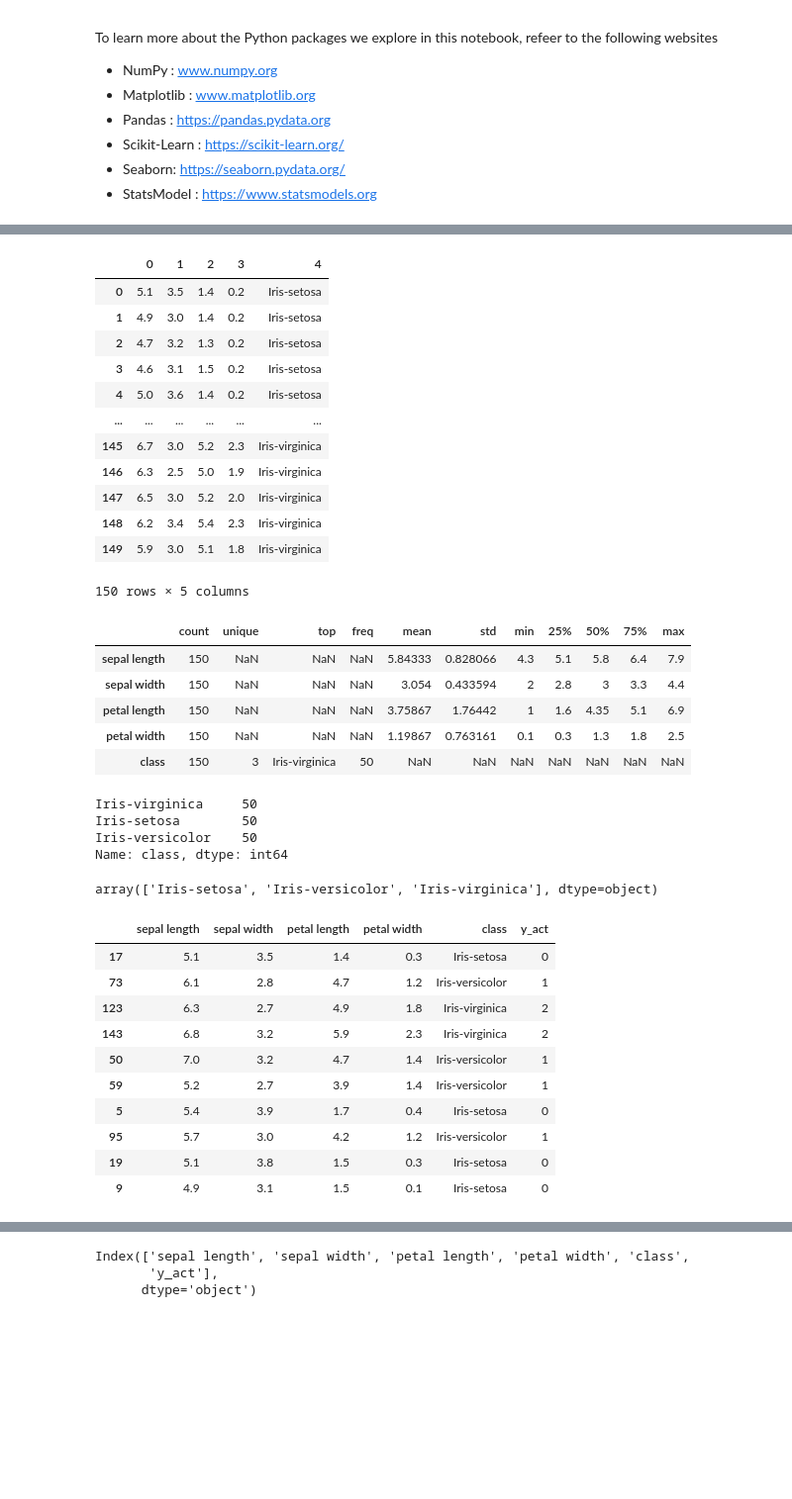
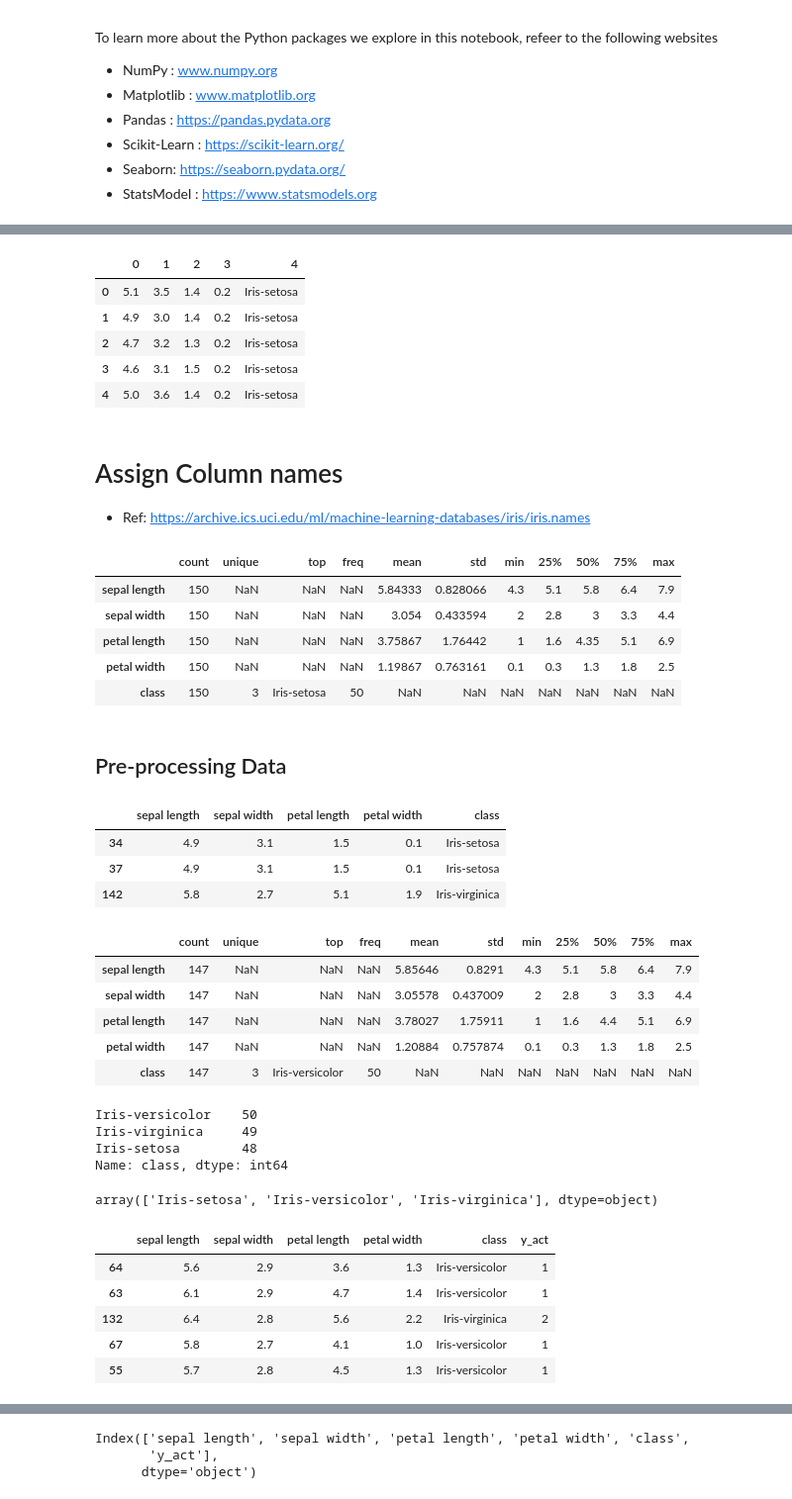
Before and after one commit to SumuduTennakoon/MachineLearningFoundations, a Jupyter notebook: LectureNotebooks/8_SupervisedMachineLearning_Classification.ipynb, the cells around one changed output, grey strips where cells are left out. Shown at 99% size. Saved outputs shown, nothing was run; the diff lists cells and outputs as text; code cells hidden in the pictures; blank space fills up the shorter version.

```diff
--- a/LectureNotebooks/8_SupervisedMachineLearning_Classification.ipynb
+++ b/LectureNotebooks/8_SupervisedMachineLearning_Classification.ipynb
@@ -41,7 +46,9 @@ from sklearn import metrics
 # %%
 file_name = 'https://archive.ics.uci.edu/ml/machine-learning-databases/iris/iris.data'
 
-pd.read_csv(file_name, header=None)
+# Load CSV File
+data = pd.read_csv(file_name, header=None)
+data.head()
 # %% [output]
 |  | 0 | 1 | 2 | 3 | 4 |
 | 0 | 5.1 | 3.5 | 1.4 | 0.2 | Iris-setosa |
@@ -49,18 +56,11 @@ pd.read_csv(file_name, header=None)
 | 2 | 4.7 | 3.2 | 1.3 | 0.2 | Iris-setosa |
 | 3 | 4.6 | 3.1 | 1.5 | 0.2 | Iris-setosa |
 | 4 | 5.0 | 3.6 | 1.4 | 0.2 | Iris-setosa |
-| ... | ... | ... | ... | ... | ... |
-| 145 | 6.7 | 3.0 | 5.2 | 2.3 | Iris-virginica |
-| 146 | 6.3 | 2.5 | 5.0 | 1.9 | Iris-virginica |
-| 147 | 6.5 | 3.0 | 5.2 | 2.0 | Iris-virginica |
-| 148 | 6.2 | 3.4 | 5.4 | 2.3 | Iris-virginica |
-| 149 | 5.9 | 3.0 | 5.1 | 1.8 | Iris-virginica |
-150 rows × 5 columns
+# %% [markdown]
+# Assign Column names
+* Ref: https://archive.ics.uci.edu/ml/machine-learning-databases/iris/iris.names
 # %%
-file_name = 'https://archive.ics.uci.edu/ml/machine-learning-databases/iris/iris.data'
 
-# Load CSV File
-data = pd.read_csv(file_name, header=None)
 data.columns = ['sepal length',
                 'sepal width',
                 'petal length',
@@ -73,13 +73,35 @@ data.describe(include='all').transpose()
 | sepal width | 150 | NaN | NaN | NaN | 3.054 | 0.433594 | 2 | 2.8 | 3 | 3.3 | 4.4 |
 | petal length | 150 | NaN | NaN | NaN | 3.75867 | 1.76442 | 1 | 1.6 | 4.35 | 5.1 | 6.9 |
 | petal width | 150 | NaN | NaN | NaN | 1.19867 | 0.763161 | 0.1 | 0.3 | 1.3 | 1.8 | 2.5 |
-| class | 150 | 3 | Iris-virginica | 50 | NaN | NaN | NaN | NaN | NaN | NaN | NaN |
+| class | 150 | 3 | Iris-setosa | 50 | NaN | NaN | NaN | NaN | NaN | NaN | NaN |
+# %% [markdown]
+## Pre-processing Data
+# %%
+# identify duplicates
+duplicates = data[data.duplicated()]
+duplicates
+# %% [output]
+|  | sepal length | sepal width | petal length | petal width | class |
+| 34 | 4.9 | 3.1 | 1.5 | 0.1 | Iris-setosa |
+| 37 | 4.9 | 3.1 | 1.5 | 0.1 | Iris-setosa |
+| 142 | 5.8 | 2.7 | 5.1 | 1.9 | Iris-virginica |
+# %%
+# Remove duplicates
+data.drop_duplicates(keep='first', inplace=True)
+data.describe(include='all').transpose()
+# %% [output]
+|  | count | unique | top | freq | mean | std | min | 25% | 50% | 75% | max |
+| sepal length | 147 | NaN | NaN | NaN | 5.85646 | 0.8291 | 4.3 | 5.1 | 5.8 | 6.4 | 7.9 |
+| sepal width | 147 | NaN | NaN | NaN | 3.05578 | 0.437009 | 2 | 2.8 | 3 | 3.3 | 4.4 |
+| petal length | 147 | NaN | NaN | NaN | 3.78027 | 1.75911 | 1 | 1.6 | 4.4 | 5.1 | 6.9 |
+| petal width | 147 | NaN | NaN | NaN | 1.20884 | 0.757874 | 0.1 | 0.3 | 1.3 | 1.8 | 2.5 |
+| class | 147 | 3 | Iris-versicolor | 50 | NaN | NaN | NaN | NaN | NaN | NaN | NaN |
 # %%
 data['class'].value_counts()
 # %% [output]
-Iris-virginica     50
-Iris-setosa        50
 Iris-versicolor    50
+Iris-virginica     49
+Iris-setosa        48
 Name: class, dtype: int64
 # %%
 class_names = data['class'].unique()
@@ -87,21 +109,17 @@ class_names
 # %% [output]
 array(['Iris-setosa', 'Iris-versicolor', 'Iris-virginica'], dtype=object)
 # %%
+# Assign numbers to class labels
 data['y_act'] = data['class']
 data['y_act'].replace('Iris-setosa', 0, inplace=True)
 data['y_act'].replace('Iris-versicolor', 1, inplace=True)
 data['y_act'].replace('Iris-virginica', 2, inplace=True)
 
-data.sample(10)
+data.sample(5)
 # %% [output]
 |  | sepal length | sepal width | petal length | petal width | class | y_act |
-| 17 | 5.1 | 3.5 | 1.4 | 0.3 | Iris-setosa | 0 |
-| 73 | 6.1 | 2.8 | 4.7 | 1.2 | Iris-versicolor | 1 |
-| 123 | 6.3 | 2.7 | 4.9 | 1.8 | Iris-virginica | 2 |
-| 143 | 6.8 | 3.2 | 5.9 | 2.3 | Iris-virginica | 2 |
-| 50 | 7.0 | 3.2 | 4.7 | 1.4 | Iris-versicolor | 1 |
-| 59 | 5.2 | 2.7 | 3.9 | 1.4 | Iris-versicolor | 1 |
-| 5 | 5.4 | 3.9 | 1.7 | 0.4 | Iris-setosa | 0 |
-| 95 | 5.7 | 3.0 | 4.2 | 1.2 | Iris-versicolor | 1 |
-| 19 | 5.1 | 3.8 | 1.5 | 0.3 | Iris-setosa | 0 |
-| 9 | 4.9 | 3.1 | 1.5 | 0.1 | Iris-setosa | 0 |
+| 64 | 5.6 | 2.9 | 3.6 | 1.3 | Iris-versicolor | 1 |
+| 63 | 6.1 | 2.9 | 4.7 | 1.4 | Iris-versicolor | 1 |
+| 132 | 6.4 | 2.8 | 5.6 | 2.2 | Iris-virginica | 2 |
+| 67 | 5.8 | 2.7 | 4.1 | 1.0 | Iris-versicolor | 1 |
+| 55 | 5.7 | 2.8 | 4.5 | 1.3 | Iris-versicolor | 1 |
```
Also changed, not shown: parts of 100 cells of this notebook, 1 other file.
